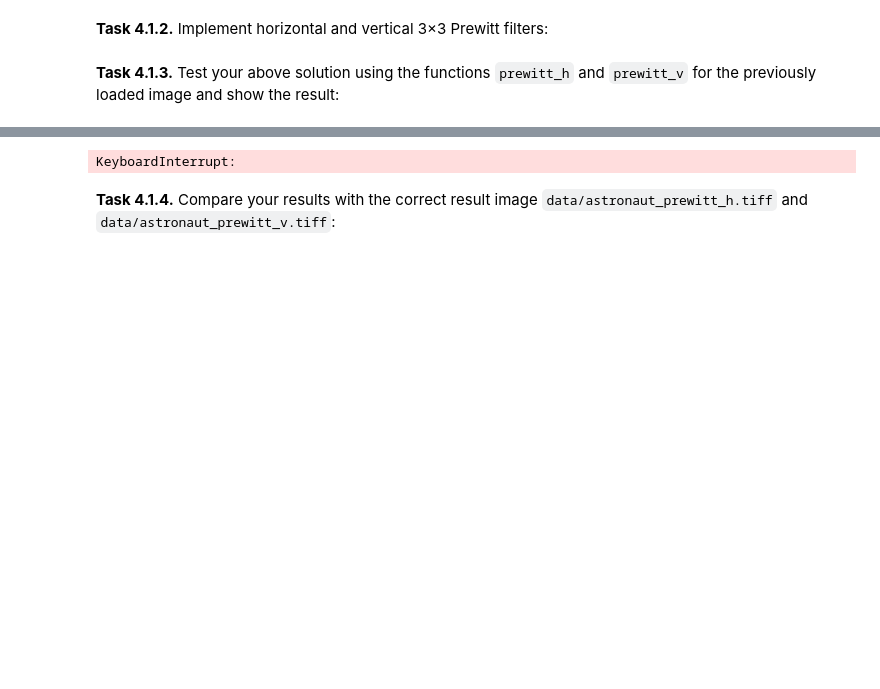
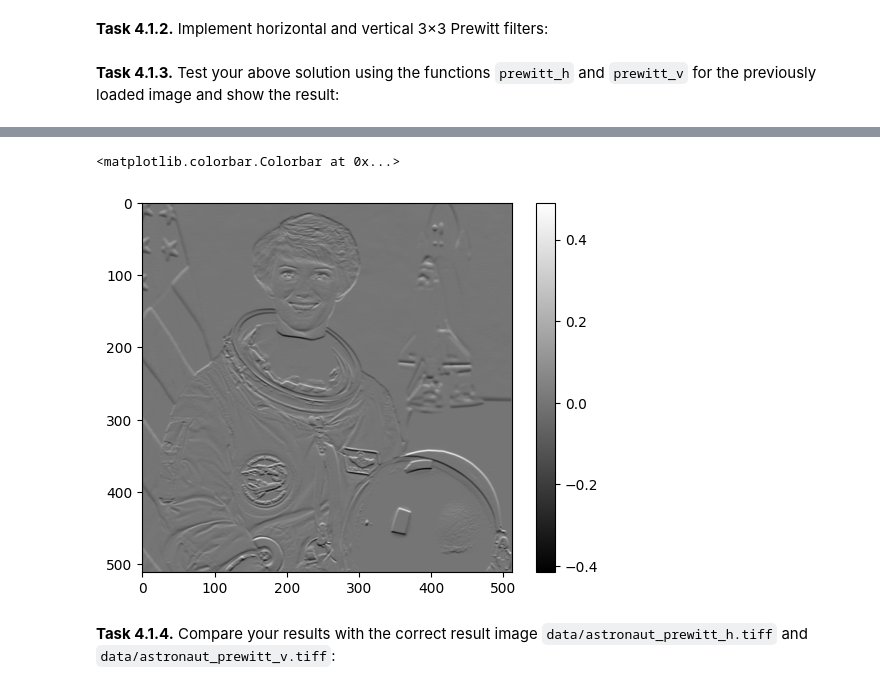
Before and after one commit to Maja-Hbg/mobi-fs3-python, a Jupyter notebook: task4.ipynb, the cells around one changed output, grey strips where cells are left out. Cells and saved outputs as stored; diff of their text form; code cells hidden in the pictures; blank space fills up the shorter version.

```diff
--- a/task4.ipynb
+++ b/task4.ipynb
@@ -67,8 +61,9 @@ def prewitt_v(img_in):
 # %%
-prewitt_h(img)
-prewitt_v(img)
-plt.imshow(img_out, 'gray')
+gy=prewitt_v(img)
+plt.imshow(gy, 'gray')
+plt.colorbar()
 # %% [output]
-KeyboardInterrupt:
+<matplotlib.colorbar.Colorbar at 0x...>
+[figure, added]
 # %% [markdown]
 **<a id="#">Task 4.1.4.</a>** Compare your results with the correct result image `data/astronaut_prewitt_h.tiff` and `data/astronaut_prewitt_v.tiff`:
```
Also changed, not shown: parts of 6 cells of this notebook.
